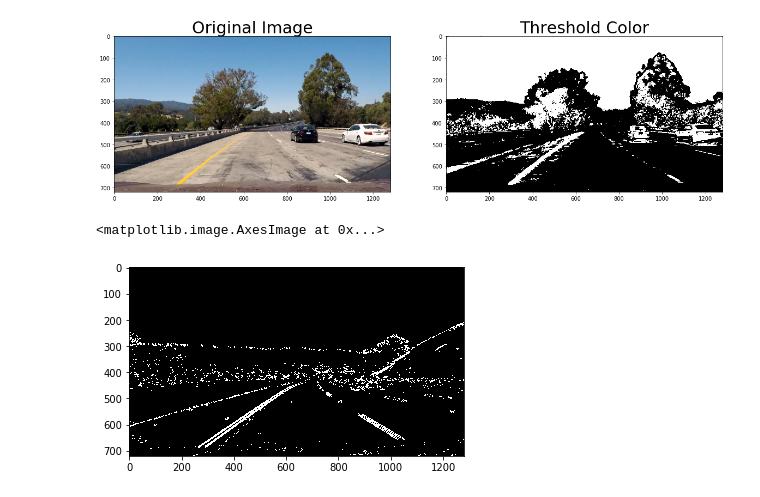
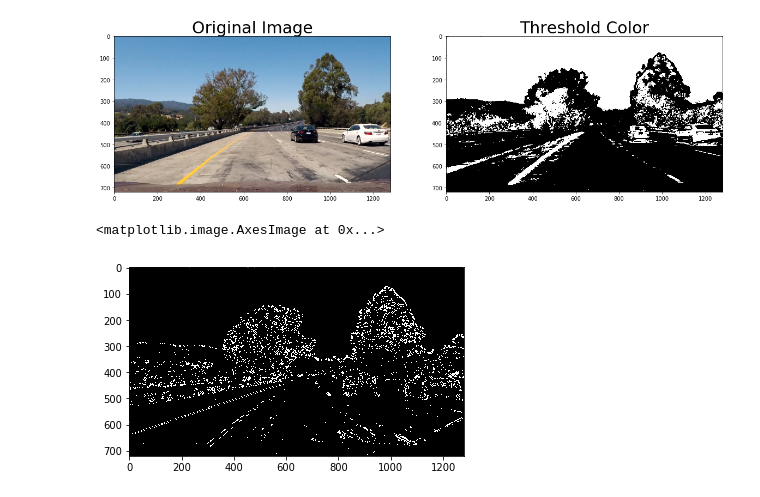
Before and after one commit to nguyenbuiUCSD/Advanced-Lane-Finding, a Jupyter notebook: lane_finder/test_lane_finder.ipynb, the cells around one changed output. Cells and saved outputs as stored; diff of their text form; code cells hidden in the pictures.

Commit message:
Add combine all threshold

```diff
--- a/lane_finder/test_lane_finder.ipynb
+++ b/lane_finder/test_lane_finder.ipynb
@@ -80,8 +80,8 @@ plt.show()
 # %% [output]
 [figure]
 # %%
-combined_binary = lanefinder.combined_threshold(gradx, grady, mag_binary, dir_binary)
+combined_binary = lanefinder.combined_threshold(gradx, grady, mag_binary, dir_binary, hls_binary)
 plt.imshow(combined_binary, cmap='gray')
 # %% [output]
 <matplotlib.image.AxesImage at 0x...>
-[figure, old version]
+[figure, new version]
```
Also changed, not shown: parts of 4 cells of this notebook, 1 other file.
